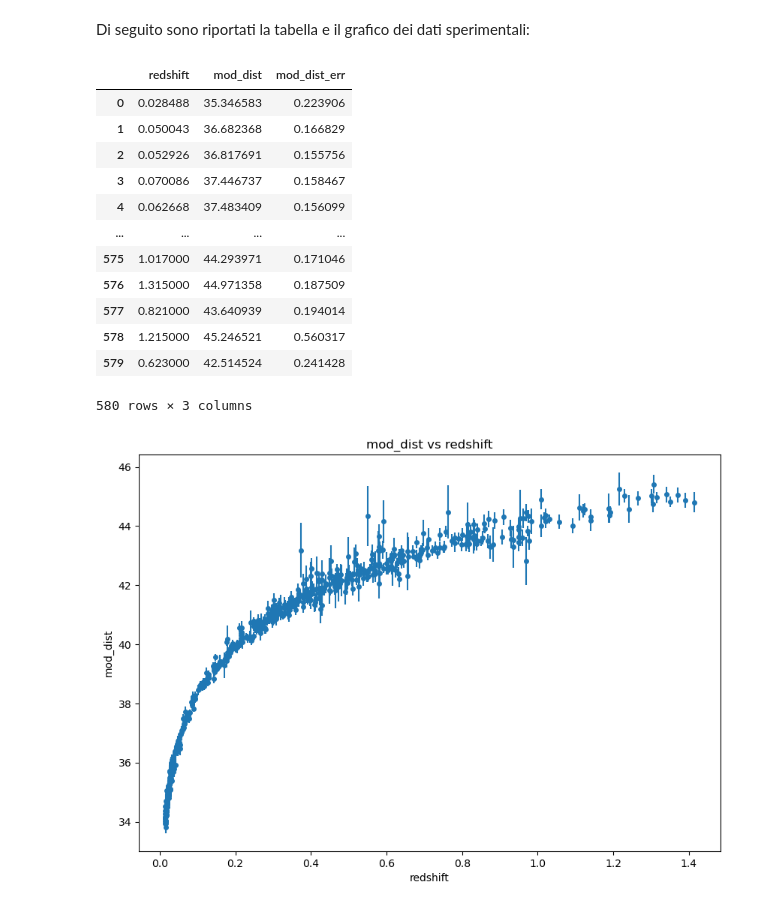
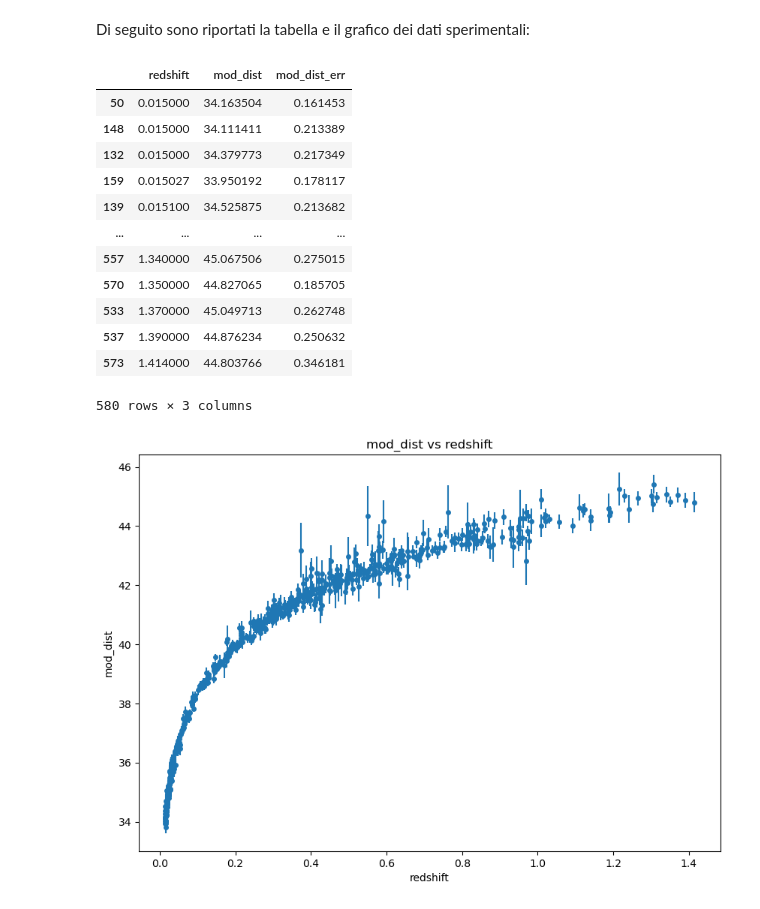
Before and after one commit to Progetto-Analisi-dati-2021/Hubble, a Jupyter notebook: Script progetto.ipynb, the cells around one changed output. Cells and saved outputs as stored; diff of their text form; code cells hidden in the pictures.

```diff
--- a/Script progetto.ipynb
+++ b/Script progetto.ipynb
@@ -49,22 +52,22 @@ from iminuit import Minuit
 Di seguito sono riportati la tabella e il grafico dei dati sperimentali:
 # %%
 df = pd.read_csv('dati.csv')
-df = df[['redshift', 'mod_dist', 'mod_dist_err']]
+df = df[['redshift', 'mod_dist', 'mod_dist_err']].sort_values('redshift', ascending = True)
 df
 #ordina valore redshift
 # %% [output]
 |  | redshift | mod_dist | mod_dist_err |
-| 0 | 0.028488 | 35.346583 | 0.223906 |
-| 1 | 0.050043 | 36.682368 | 0.166829 |
-| 2 | 0.052926 | 36.817691 | 0.155756 |
-| 3 | 0.070086 | 37.446737 | 0.158467 |
-| 4 | 0.062668 | 37.483409 | 0.156099 |
+| 50 | 0.015000 | 34.163504 | 0.161453 |
+| 148 | 0.015000 | 34.111411 | 0.213389 |
+| 132 | 0.015000 | 34.379773 | 0.217349 |
+| 159 | 0.015027 | 33.950192 | 0.178117 |
+| 139 | 0.015100 | 34.525875 | 0.213682 |
 | ... | ... | ... | ... |
-| 575 | 1.017000 | 44.293971 | 0.171046 |
-| 576 | 1.315000 | 44.971358 | 0.187509 |
-| 577 | 0.821000 | 43.640939 | 0.194014 |
-| 578 | 1.215000 | 45.246521 | 0.560317 |
-| 579 | 0.623000 | 42.514524 | 0.241428 |
+| 557 | 1.340000 | 45.067506 | 0.275015 |
+| 570 | 1.350000 | 44.827065 | 0.185705 |
+| 533 | 1.370000 | 45.049713 | 0.262748 |
+| 537 | 1.390000 | 44.876234 | 0.250632 |
+| 573 | 1.414000 | 44.803766 | 0.346181 |
 580 rows × 3 columns
 # %%
 fig, ax = plt.subplots(figsize=(10, 7), dpi=100)
```
Also changed, not shown: parts of 17 cells of this notebook.
